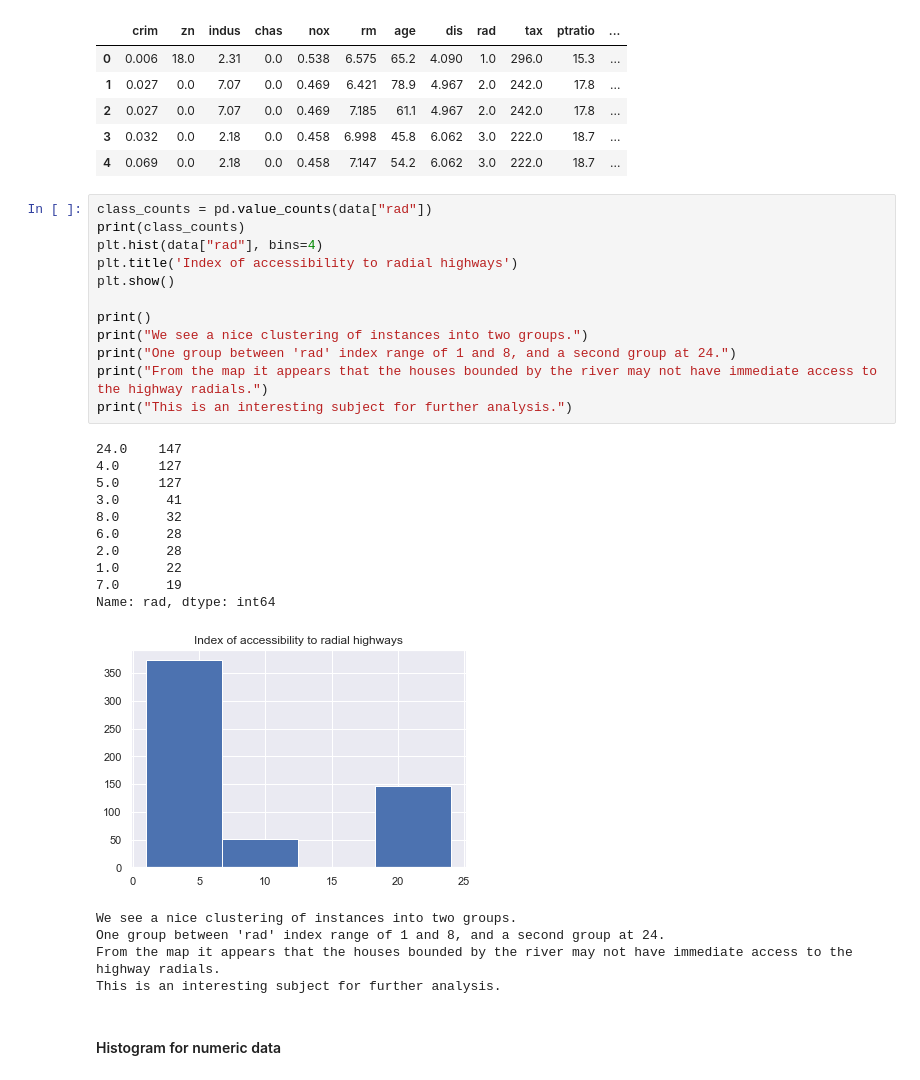
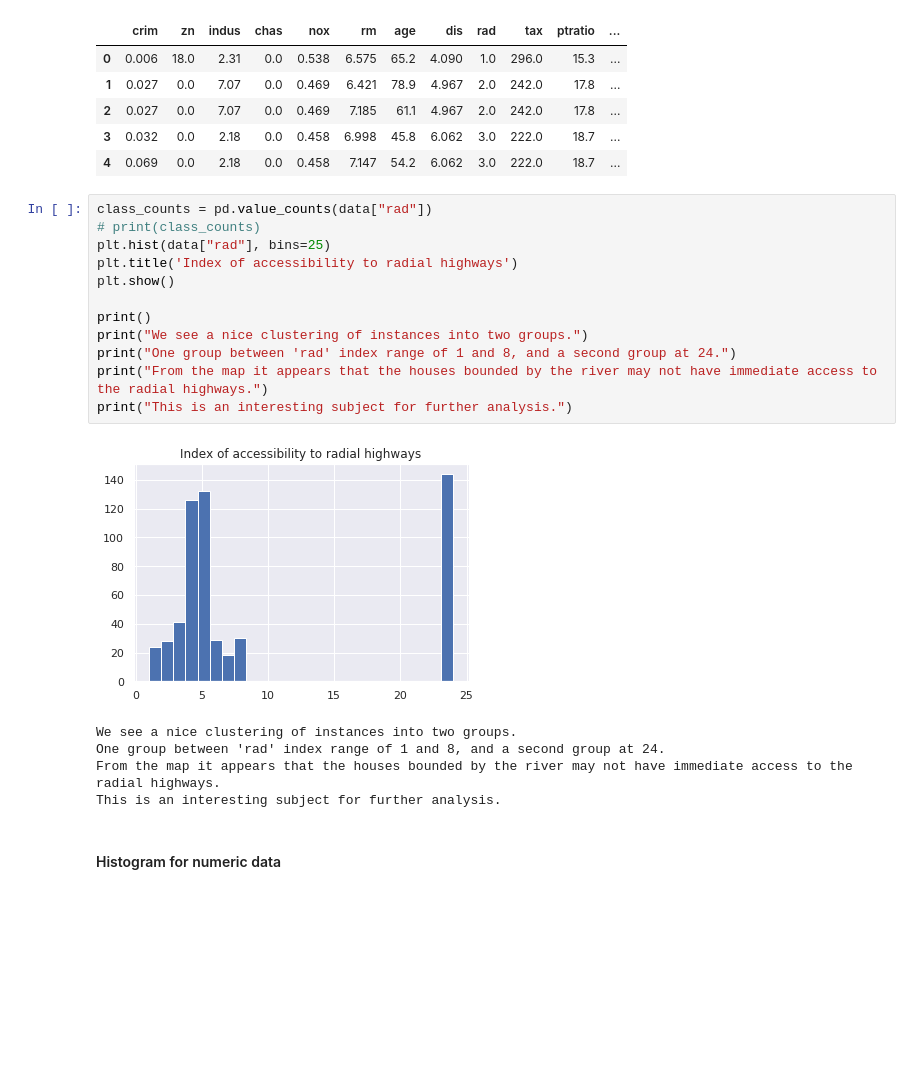
Before and after one commit to neomatrix369/awesome-ai-ml-dl, a Jupyter notebook: notebooks/jupyter/data/01_Exploratory_Data_Analysis_(Do_we_know_our_data).ipynb, the cells around one changed output. Cells and saved outputs as stored; diff of their text form; blank space fills up the shorter version.

```diff
--- a/notebooks/jupyter/data/01_Exploratory_Data_Analysis_(Do_we_know_our_data).ipynb
+++ b/notebooks/jupyter/data/01_Exploratory_Data_Analysis_(Do_we_know_our_data).ipynb
@@ -310,32 +314,22 @@ data.head()
 | 4 | 0.069 | 0.0 | 2.18 | 0.0 | 0.458 | 7.147 | 54.2 | 6.062 | 3.0 | 222.0 | 18.7 | ... |
 # %%
 class_counts = pd.value_counts(data["rad"])
-print(class_counts)
-plt.hist(data["rad"], bins=4)
+# print(class_counts)
+plt.hist(data["rad"], bins=25)
 plt.title('Index of accessibility to radial highways')
 plt.show()
 
 print()
 print("We see a nice clustering of instances into two groups.")
 print("One group between 'rad' index range of 1 and 8, and a second group at 24.")
-print("From the map it appears that the houses bounded by the river may not have immediate access to the highway radials.")
+print("From the map it appears that the houses bounded by the river may not have immediate access to the radial highways.")
 print("This is an interesting subject for further analysis.")
 # %% [output]
+[figure, new version]
-24.0    147
-4.0     127
-5.0     127
-3.0      41
-8.0      32
-6.0      28
-2.0      28
-1.0      22
-7.0      19
-Name: rad, dtype: int64
+We see a nice clustering of instances into two groups.
+One group between 'rad' index range of 1 and 8, and a second group at 24.
+From the map it appears that the houses bounded by the river may not have immediate access to the radial highways.
+This is an interesting subject for further analysis.
-[figure, old version]
-We see a nice clustering of instances into two groups.
-One group between 'rad' index range of 1 and 8, and a second group at 24.
-From the map it appears that the houses bounded by the river may not have immediate access to the highway radials.
-This is an interesting subject for further analysis.
 # %% [markdown]
 #### Histogram for numeric data
 # %%
```
Also changed, not shown: parts of 15 cells of this notebook, 2 other files.
